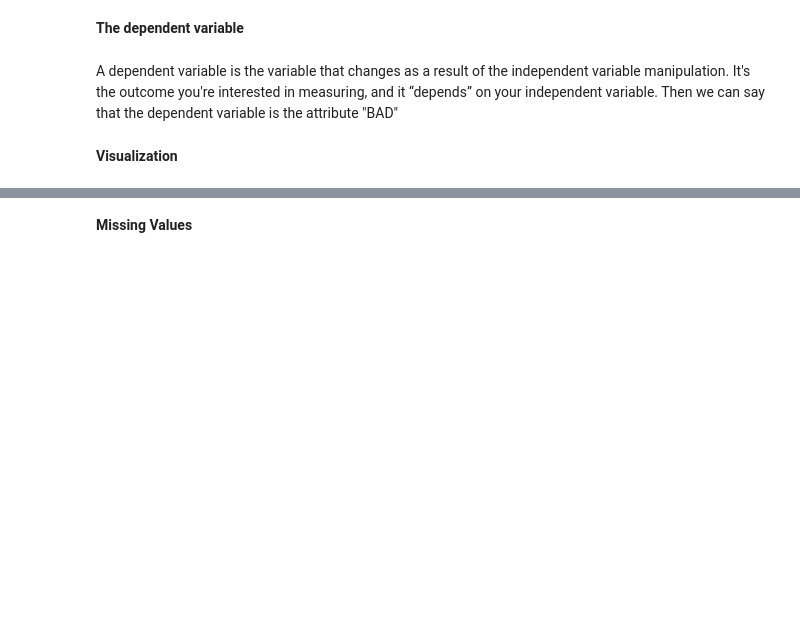
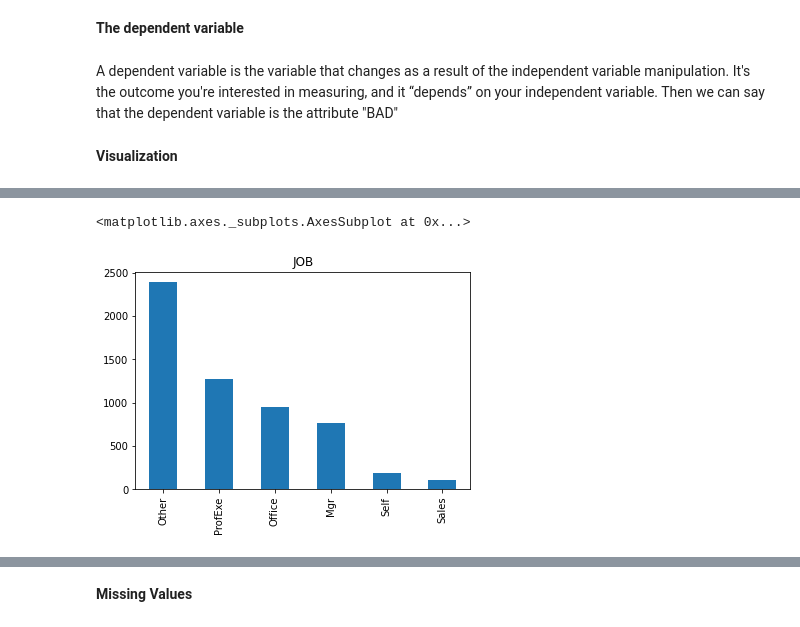
Before and after one commit to sanae-a11y/AI, a Jupyter notebook: CreditScoring.ipynb, the cells around one changed output, grey strips where cells are left out. Saved outputs shown, nothing was run; the diff lists cells and outputs as text; code cells hidden in the pictures; blank space fills up the shorter version.

```diff
--- a/CreditScoring.ipynb
+++ b/CreditScoring.ipynb
@@ -79,0 +93,7 @@ Then we can say that the dependent variable is the attribute "BAD"
+# %%
+#visualizing the categorical variable JOB
+JOB_count= file["JOB"].value_counts().rename_axis('JOB').reset_index(name='Total Count')
+file["JOB"].value_counts().plot.bar(title='JOB')
+# %% [output]
+<matplotlib.axes._subplots.AxesSubplot at 0x...>
+[figure, added]
```
Also changed, not shown: parts of 19 cells of this notebook.
